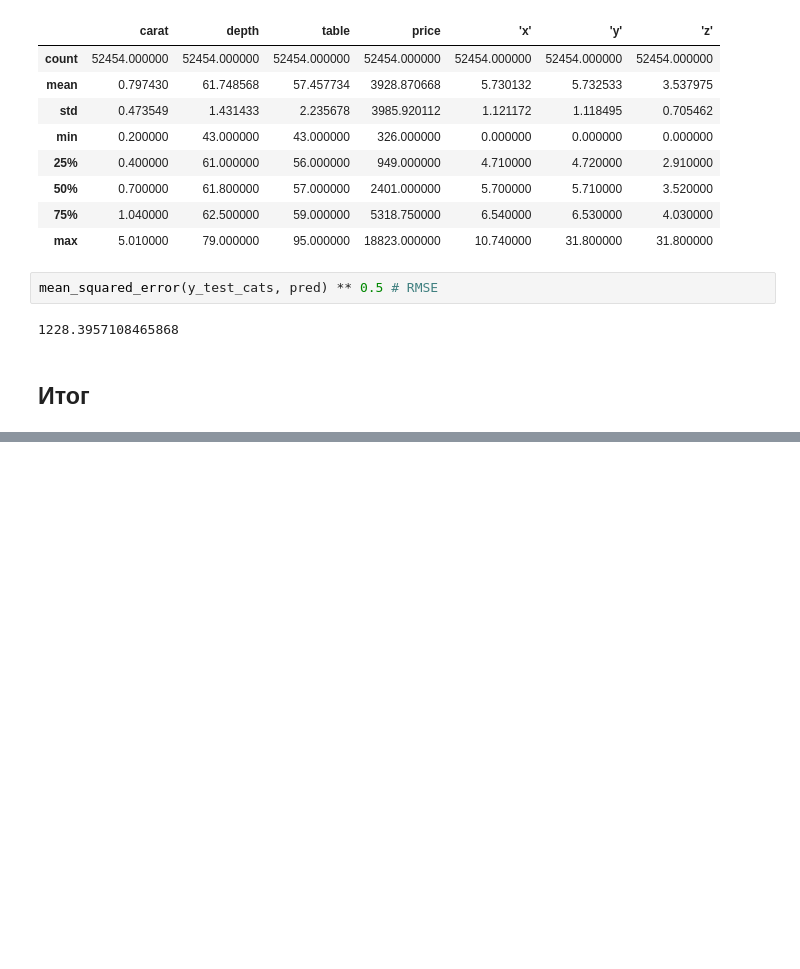
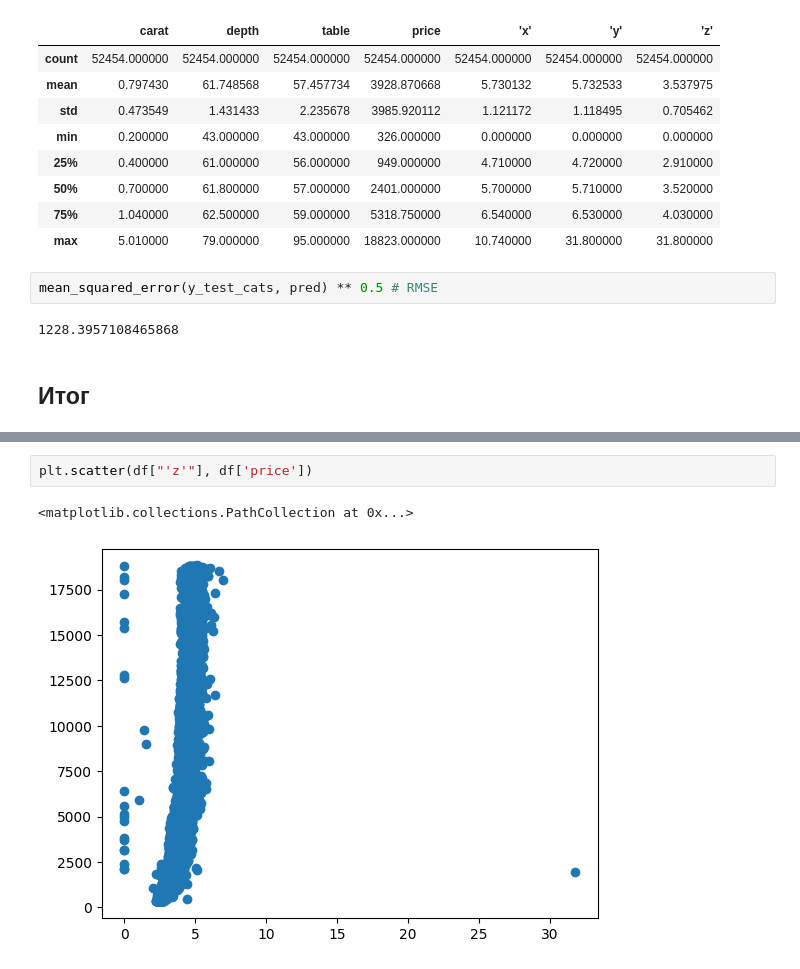
Before and after one commit to ivanovjaroslaw/hometasks, a Jupyter notebook: ML_PT_Course/ML_PTCourse_MicroHT1_alternative.ipynb, the cells around one changed output, grey strips where cells are left out. Drawn from its saved outputs; the diff is of its cells as text; blank space fills up the shorter version.

```diff
--- a/ML_PT_Course/ML_PTCourse_MicroHT1_alternative.ipynb
+++ b/ML_PT_Course/ML_PTCourse_MicroHT1_alternative.ipynb
@@ -336,0 +353,5 @@ mean_squared_error(y_test_cats, pred) ** 0.5 # RMSE
+# %%
+plt.scatter(df["'z'"], df['price'])
+# %% [output]
+<matplotlib.collections.PathCollection at 0x...>
+[figure, added]
```
Also changed, not shown: parts of 3 cells of this notebook.
